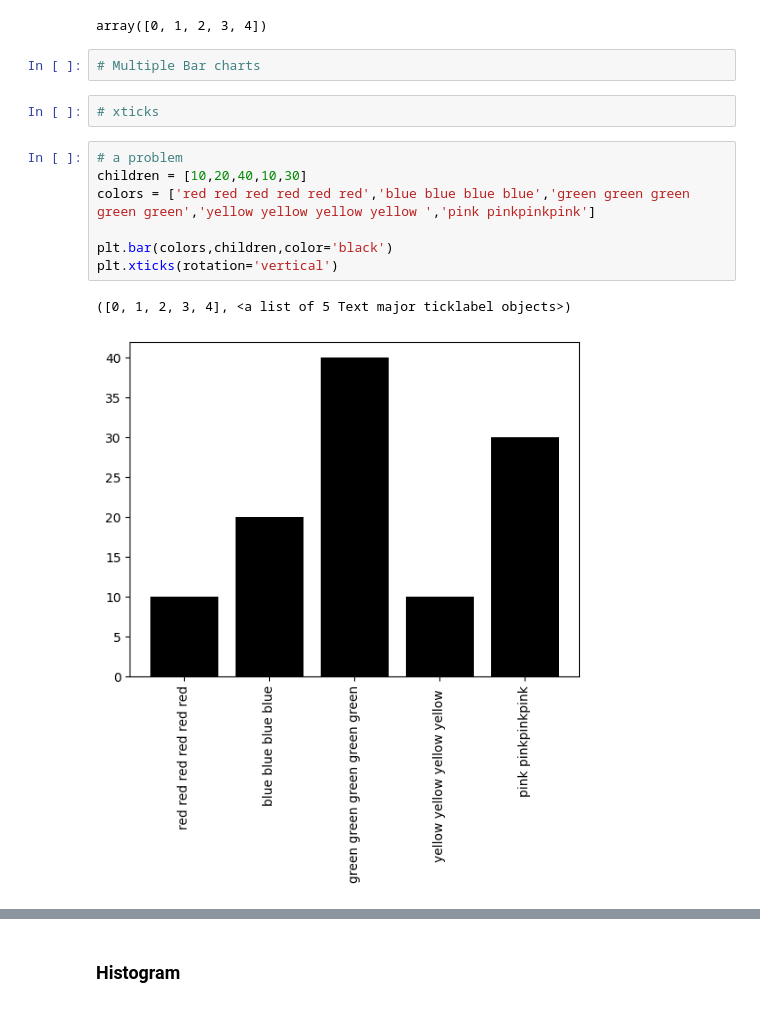
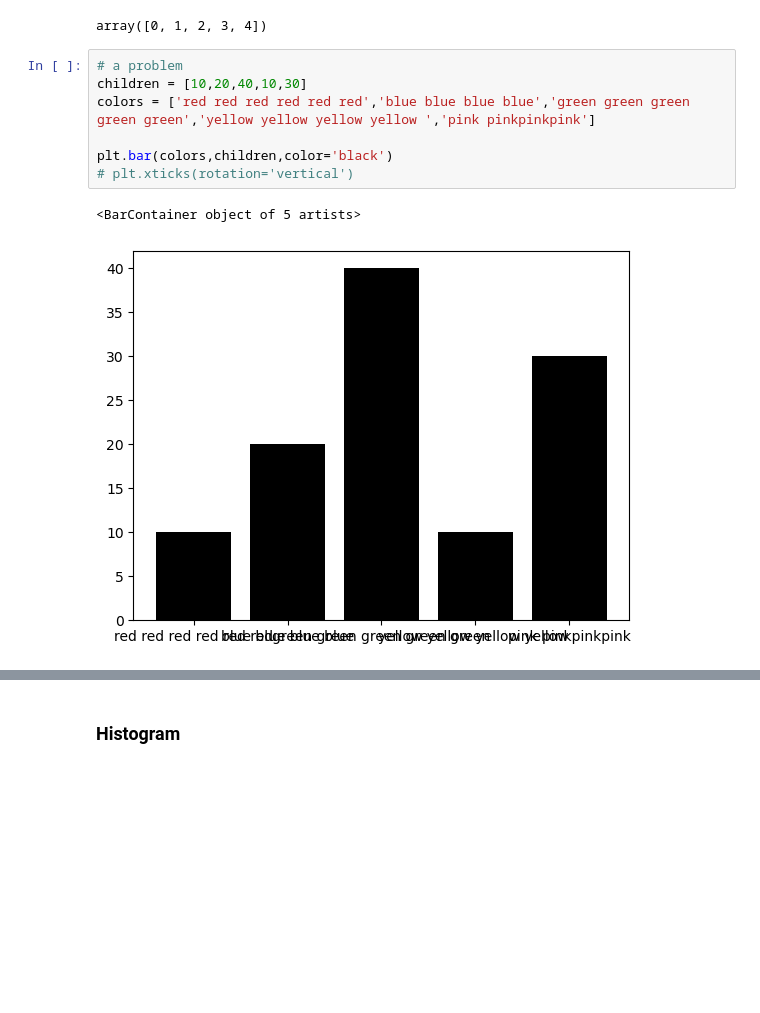
Before and after one commit to DevRitesh08/0.-Preparatory-Topics-for-ML, a Jupyter notebook: Matplotlib/Matplotlib.ipynb, the cells around one changed output, grey strips where cells are left out. Saved outputs shown, nothing was run; the diff lists cells and outputs as text; blank space fills up the shorter version.

```diff
--- a/Matplotlib/Matplotlib.ipynb
+++ b/Matplotlib/Matplotlib.ipynb
@@ -281,20 +292,16 @@ plt.show()
 np.arange(df.shape[0])
 # %% [output]
 array([0, 1, 2, 3, 4])
-# %%
-# Multiple Bar charts
-# %%
-# xticks
 # %%
 # a problem
 children = [10,20,40,10,30]
 colors = ['red red red red red red','blue blue blue blue','green green green green green','yellow yellow yellow yellow ','pink pinkpinkpink']
 
 plt.bar(colors,children,color='black')
-plt.xticks(rotation='vertical')
+# plt.xticks(rotation='vertical')
 # %% [output]
-([0, 1, 2, 3, 4], <a list of 5 Text major ticklabel objects>)
+<BarContainer object of 5 artists>
-[figure, old version]
+[figure, new version]
 # %%
 # Stacked Bar chart
 plt.bar(df['batsman'],df['2017'],label='2017')
```
Also changed, not shown: parts of 31 cells of this notebook, 3 other files.
